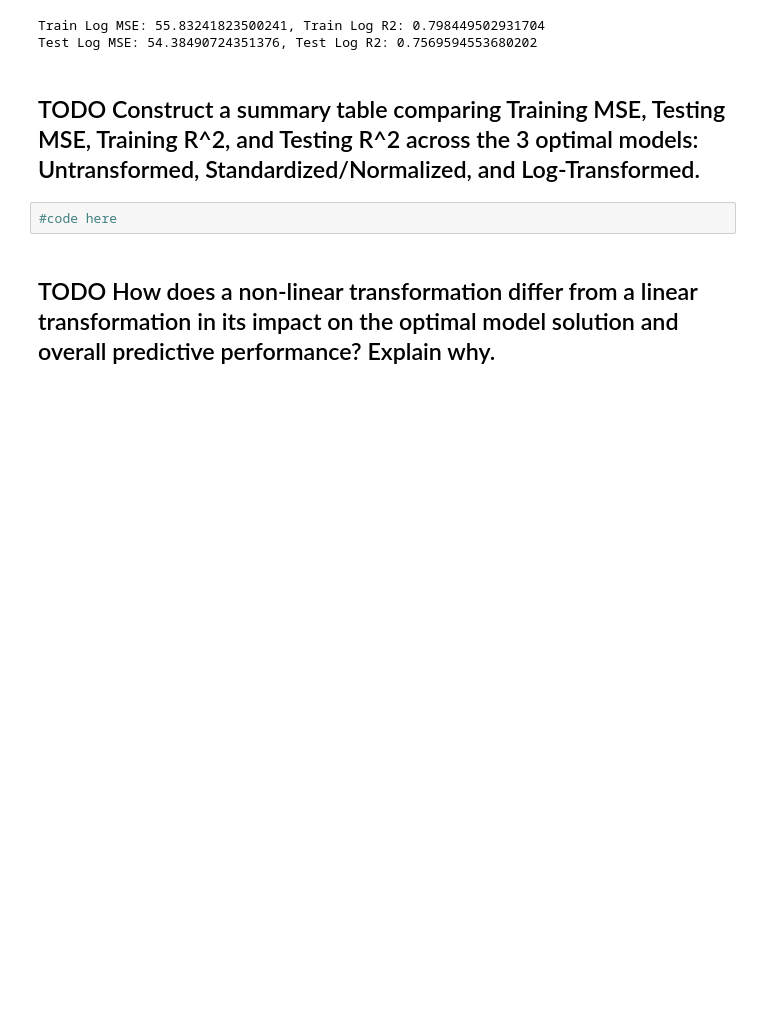
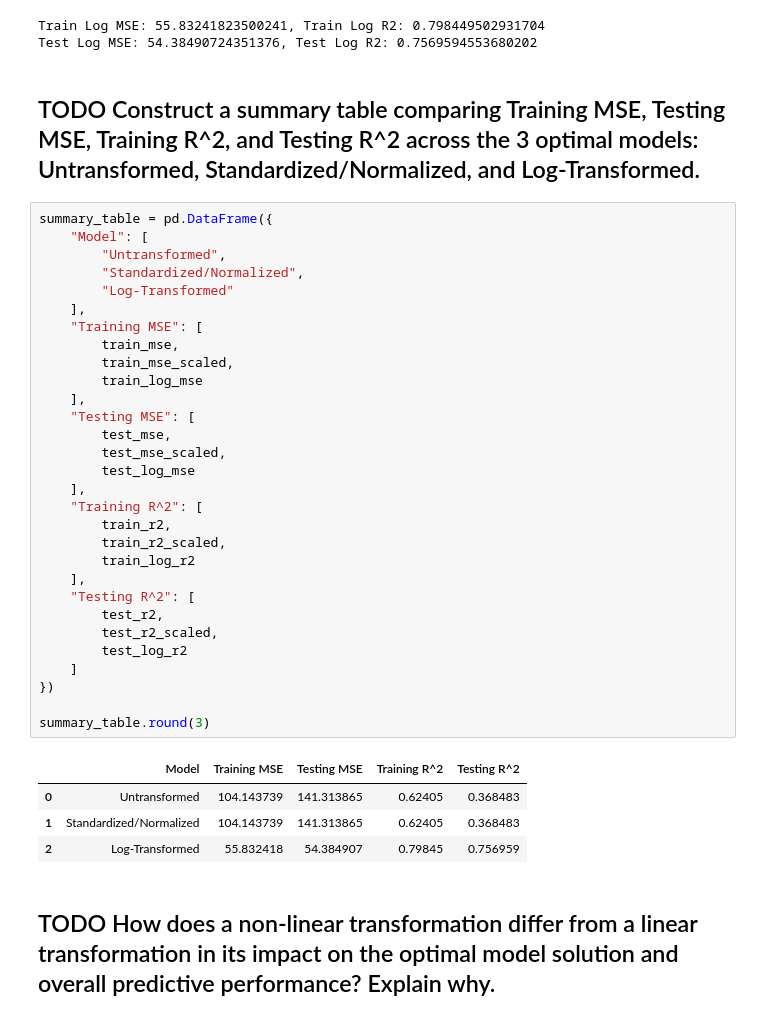
Before and after one commit to laurenlal/cse5104-project1, a Jupyter notebook: main.ipynb, the cells around one changed output. Cells and saved outputs as stored; diff of their text form; blank space fills up the shorter version.

```diff
--- a/main.ipynb
+++ b/main.ipynb
@@ -303,7 +317,40 @@ Test Log MSE: 54.38490724351376, Test Log R2: 0.7569594553680202
 # %% [markdown]
 ## TODO Construct a summary table comparing Training MSE, Testing MSE, Training R^2, and Testing R^2 across the 3 optimal models: Untransformed, Standardized/Normalized, and Log-Transformed.
 # %%
-#code here
+summary_table = pd.DataFrame({
+    "Model": [
+        "Untransformed",
+        "Standardized/Normalized",
+        "Log-Transformed"
+    ],
+    "Training MSE": [
+        train_mse,
+        train_mse_scaled,
+        train_log_mse
+    ],
+    "Testing MSE": [
+        test_mse,
+        test_mse_scaled,
+        test_log_mse
+    ],
+    "Training R^2": [
+        train_r2,
+        train_r2_scaled,
+        train_log_r2
+    ],
+    "Testing R^2": [
+        test_r2,
+        test_r2_scaled,
+        test_log_r2
+    ]
+})
+
+summary_table.round(3)
+# %% [output]
+|  | Model | Training MSE | Testing MSE | Training R^2 | Testing R^2 |
+| 0 | Untransformed | 104.143739 | 141.313865 | 0.62405 | 0.368483 |
+| 1 | Standardized/Normalized | 104.143739 | 141.313865 | 0.62405 | 0.368483 |
+| 2 | Log-Transformed | 55.832418 | 54.384907 | 0.79845 | 0.756959 |
 # %% [markdown]
 ## TODO How does a non-linear transformation differ from a linear transformation in its impact on the optimal model solution and overall predictive performance? Explain why.
 # %% [markdown]
```
Also changed, not shown: parts of 6 cells of this notebook.
